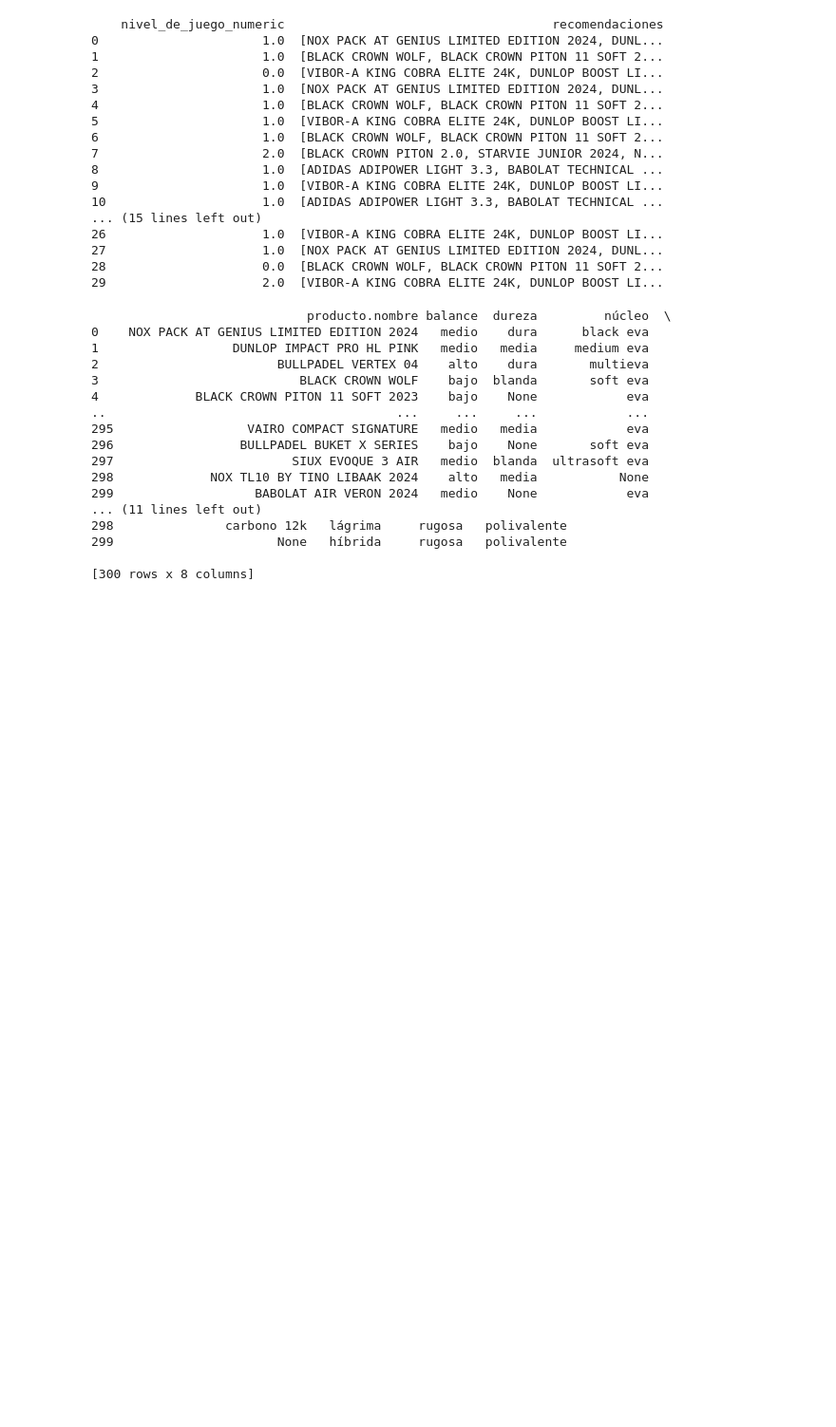
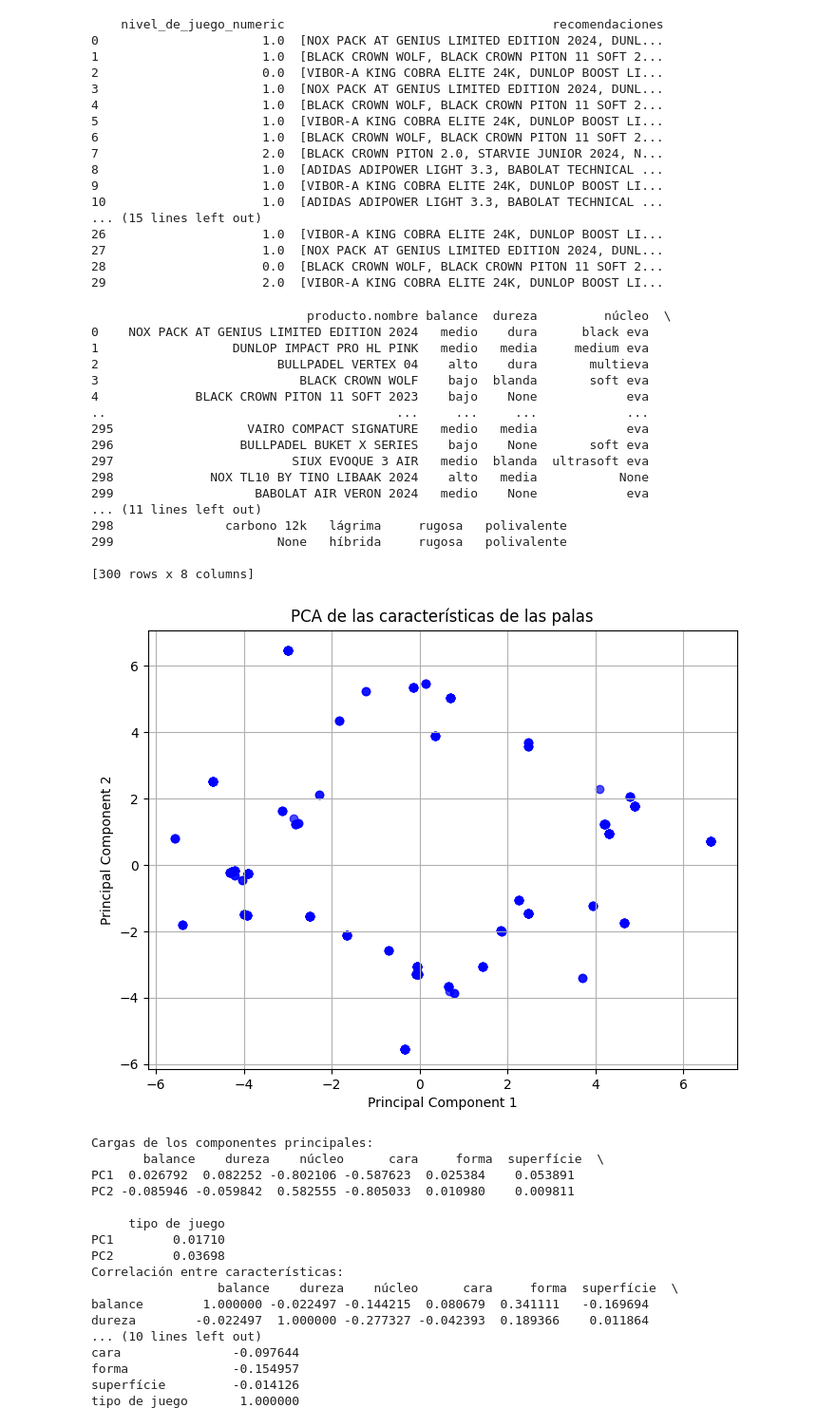
Before and after one commit to DataPadel/TFM_KSCHOOL, a Jupyter notebook: Raul/Formulario_Palas/desarrollo_algoritmo_palas_formulario.ipynb, the cells around one changed output. Shown at 95% size. Saved outputs shown, nothing was run; the diff lists cells and outputs as text; code cells hidden in the pictures; blank space fills up the shorter version.

```diff
--- a/Raul/Formulario_Palas/desarrollo_algoritmo_palas_formulario.ipynb
+++ b/Raul/Formulario_Palas/desarrollo_algoritmo_palas_formulario.ipynb
@@ -37,9 +145,9 @@ DataFrame para dataframe_final_palas:
 # %%
 import pandas as pd
 from sklearn.model_selection import train_test_split
-from sklearn.ensemble import RandomForestRegressor
 from sklearn.preprocessing import LabelEncoder
 from sklearn.metrics import mean_squared_error, r2_score
+import xgboost as xgb
 
 # Supongamos que dataframe_palas_formulario ya está definido con las columnas necesarias
 
@@ -50,7 +158,6 @@ features = ['producto.caracteristicas', 'balance', 'núcleo', 'cara',
 
 # Convertir variables categóricas en numéricas
 encoder = LabelEncoder()
-
 dataframe_palas_encoded = dataframe_palas_formulario.copy()
 
 for feature in features:
@@ -64,8 +171,8 @@ y = dataframe_palas_encoded['Score_Escalar']
 # Dividir los datos en entrenamiento y prueba
 X_train, X_test, y_train, y_test = train_test_split(X, y, test_size=0.2, random_state=42)
 
-# Crear y entrenar el modelo de regresión
-model = RandomForestRegressor(n_estimators=100, random_state=42)
+# Crear y entrenar el modelo de XGBoost
+model = xgb.XGBRegressor(objective='reg:squarederror', n_estimators=100, random_state=42)
 model.fit(X_train, y_train)
 
 # Realizar predicciones sobre todo el conjunto para obtener recomendaciones
@@ -165,3 +272,63 @@ print(primeros_100_packs_recomendaciones)
 299                      None   híbrida     rugosa   polivalente
 
 [300 rows x 8 columns]
+# %%
+import pandas as pd
+from sklearn.decomposition import PCA
+from sklearn.preprocessing import LabelEncoder
+import matplotlib.pyplot as plt
+import seaborn as sns
+
+# Supongamos que primeros_100_packs_recomendaciones ya está definido con las columnas necesarias
+
+# Seleccionar características relevantes
+relevant_features = ['balance', 'dureza', 'núcleo', 'cara', 'forma', 'superfície', 'tipo de juego']
+
+# Convertir variables categóricas en numéricas
+encoder = LabelEncoder()
+for feature in relevant_features:
+    if primeros_100_packs_recomendaciones[feature].dtype == 'object':
+        primeros_100_packs_recomendaciones[feature] = encoder.fit_transform(primeros_100_packs_recomendaciones[feature])
+
+# Aplicar PCA para reducir la dimensionalidad a 2 componentes para visualización 2D
+pca = PCA(n_components=2)
+principal_components = pca.fit_transform(primeros_100_packs_recomendaciones[relevant_features])
+
+# Crear un DataFrame con los componentes principales
+principal_df = pd.DataFrame(data=principal_components, columns=['PC1', 'PC2'])
+
+# Visualización 2D de PCA
+plt.figure(figsize=(8, 6))
+plt.scatter(principal_df['PC1'], principal_df['PC2'], alpha=0.7, c='blue')
+plt.title('PCA de las características de las palas')
+plt.xlabel('Principal Component 1')
+plt.ylabel('Principal Component 2')
+plt.grid(True)
+plt.show()
+
+# Cargas de los componentes principales
+cargas = pd.DataFrame(pca.components_, columns=relevant_features, index=['PC1', 'PC2'])
+print("Cargas de los componentes principales:\n", cargas)
+
+# Correlación entre características
+correlacion = primeros_100_packs_recomendaciones[relevant_features].corr()
+print("Correlación entre características:\n", correlacion)
+# %% [output]
+[figure, added]
+Cargas de los componentes principales:
+       balance    dureza    núcleo      cara     forma  superfície  \
+PC1  0.026792  0.082252 -0.802106 -0.587623  0.025384    0.053891
+PC2 -0.085946 -0.059842  0.582555 -0.805033  0.010980    0.009811
+
+     tipo de juego
+PC1        0.01710
+PC2        0.03698
+Correlación entre características:
+                 balance    dureza    núcleo      cara     forma  superfície  \
+balance        1.000000 -0.022497 -0.144215  0.080679  0.341111   -0.169694
+dureza        -0.022497  1.000000 -0.277327 -0.042393  0.189366    0.011864
+... (10 lines left out)
+cara               -0.097644
+forma              -0.154957
+superfície         -0.014126
+tipo de juego       1.000000
```
Also changed, not shown: parts of 4 cells of this notebook, 4 other files.
